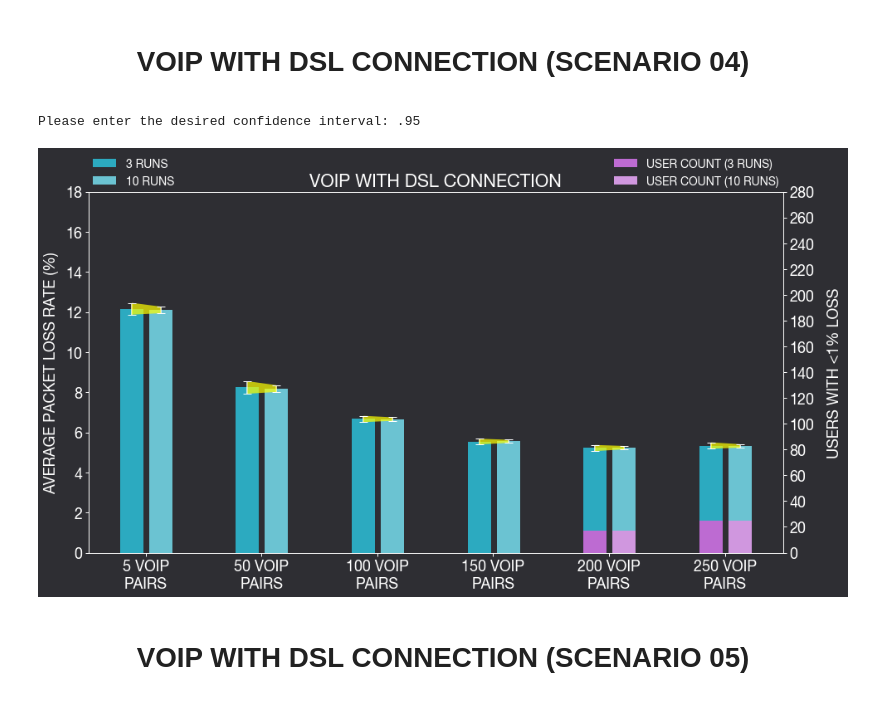
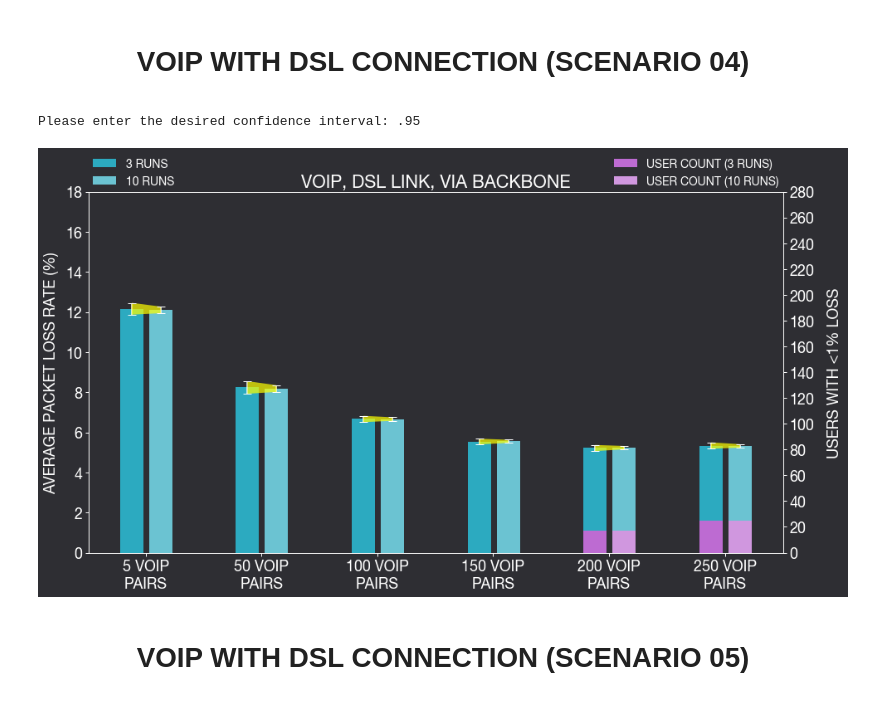
Before and after one commit to royruiz-dev/DataAutomation_SimComNets, a Jupyter notebook: SiMCN-Ex07/SimComNet_Ex07_Results_Analysis.ipynb, the cells around one changed output. Saved outputs shown, nothing was run; the diff lists cells and outputs as text; code cells hidden in the pictures.

```diff
--- a/SiMCN-Ex07/SimComNet_Ex07_Results_Analysis.ipynb
+++ b/SiMCN-Ex07/SimComNet_Ex07_Results_Analysis.ipynb
@@ -654,35 +654,35 @@ while run:
         labels = ['5 VOIP\nPAIRS','50 VOIP\nPAIRS','100 VOIP\nPAIRS','150 VOIP\nPAIRS','200 VOIP\nPAIRS',
                   '250 VOIP\nPAIRS']
         x = np.arange(len(labels))  # the label locations
         ax1.set_xticks(x+0.12)
         ax1.set_xticklabels(labels ,color = '#FFFFFF')
         ax1.tick_params(direction='out', length=4, width=1, colors='w')
 
         ax1.set_yticks(np.arange(0.0, 20.0, 2.0))
         ax1.set_ylabel('AVERAGE PACKET LOSS RATE (%)', labelpad=8, color = '#FFFFFF')
 
         ax2.set_yticks(np.arange(0, 300, 20))
         ax2.tick_params(direction='out', length=4, width=1, colors='w')
         ax2.set_ylabel('USERS WITH <1% LOSS', labelpad=16, color = '#FFFFFF')
-        ax1.set_title('VOIP WITH DSL CONNECTION', color = '#FFFFFF')
+        ax1.set_title('VOIP, DSL LINK, VIA BACKBONE', color = '#FFFFFF')
 
         leg1 = ax1.legend(fontsize = 14, loc='lower left', bbox_to_anchor= (0.0, 1.0), ncol=1, borderaxespad=0, frameon=False)
         leg2 = ax2.legend(fontsize = 14, loc='lower right', bbox_to_anchor= (1.0, 1.0), ncol=1, borderaxespad=0, frameon=False)
         for text in leg1.get_texts():
             text.set_color("white")
         for text in leg2.get_texts():
             text.set_color("white")
 
         plt.show()
 
         #print(f'\n\n\nCI based on T-score: \n{t_dict}')
         #print(f'\n\n\nCI based on Z-score: \n{z_dict}')
         #print(f'\n\n\nMean:{mean_dict}')
 
         run = False
 # %% [output]
 Please enter the desired confidence interval: .95
-[figure, old version]
+[figure, new version]
 # %% [markdown]
 <center><h1>VOIP WITH DSL CONNECTION (SCENARIO 05)</h1></center>
 # %%
```
Also changed, not shown: parts of 6 cells of this notebook, 1 other file.
